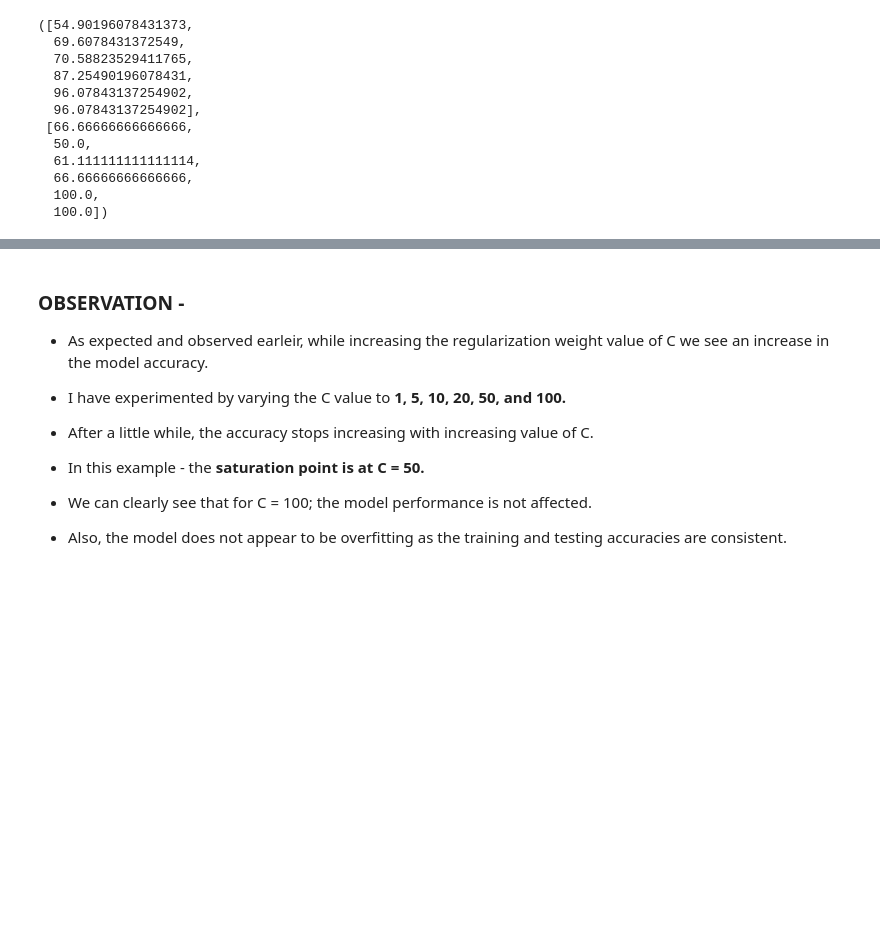
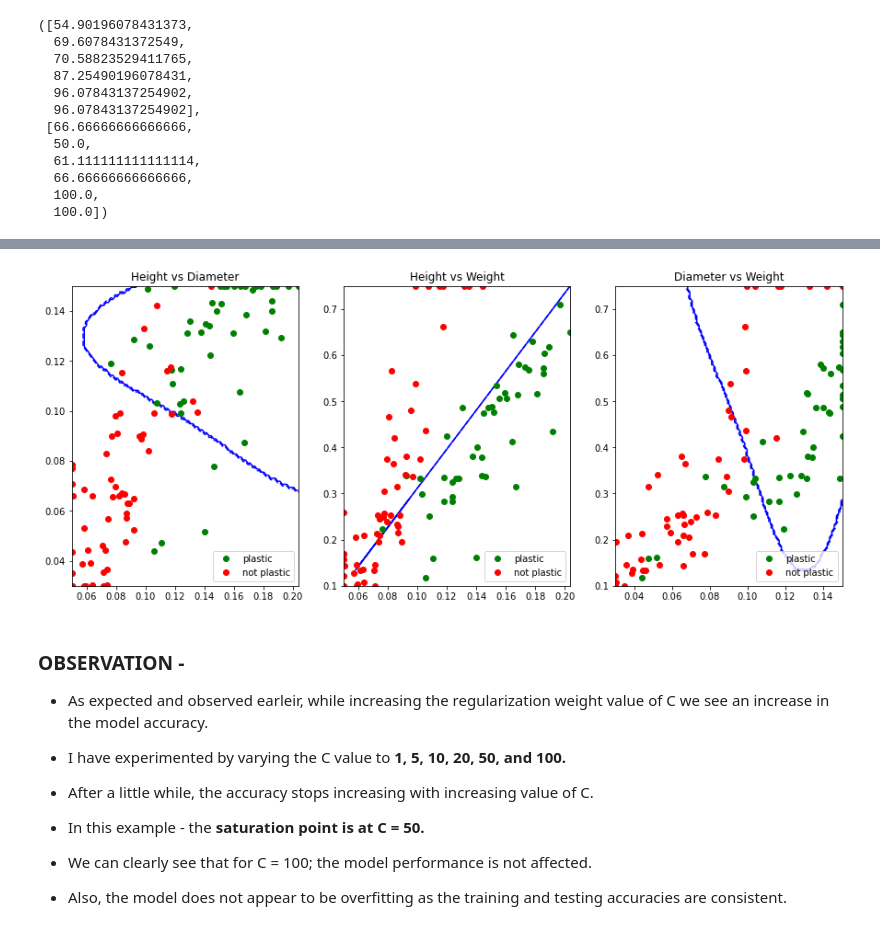
Before and after one commit to ravirajpurohit414/mscs, a Jupyter notebook: ml/homework2/main.ipynb, the cells around one changed output, grey strips where cells are left out. Drawn from its saved outputs; the diff is of its cells as text; code cells hidden in the pictures; blank space fills up the shorter version.

```diff
--- a/ml/homework2/main.ipynb
+++ b/ml/homework2/main.ipynb
@@ -596,4 +417,4 @@ perf_comp['acc_train'], perf_comp['acc_test']
   100.0])
 # %%
 ## choose the best model
-clf = perf_comp['model'][4]
+clf_nl = perf_comp['model'][4]
@@ -650,3 +421,53 @@ AttributeError: coef_ is only available when using a linear kernel
+# %%
+plt.figure(figsize=(15,6))
+
+ax_pt_1 = np.linspace(train_features[:,0].min(), train_features[:,0].max(), 100).T
+ax_pt_2 = np.linspace(train_features[:,1].min(), train_features[:,1].max(), 100).T
+ax_pt_3 = np.linspace(train_features[:,2].min(), train_features[:,2].max(), 100).T
+ax_pt_4 = np.linspace(train_features[:,3].min(), train_features[:,3].max(), 100).T
+
+p1, p2 = np.meshgrid(ax_pt_1, ax_pt_2)
+p3, p4 = np.meshgrid(ax_pt_3, ax_pt_4)
+
+X_list = [p1,p2,p3,p4]
+value = np.zeros(p1.shape)
+
+for i in range(p1.shape[1]):
+    this_X = np.column_stack((p1[:, i], p2[:, i],p3[:,i],p4[:,i]))
+    pred_nl = [1 if i=='Plastic' else -1 for i in clf_nl.predict(this_X)]
+    value[:, i] = np.array(pred_nl)
+
+plt.subplot(131)
+plt.title('Height vs Diameter')
+
+plt.contour(X_list[0], X_list[1], value, colors="b",levels=[-1,0,1])
+# Plot data points.
+plt.plot(train_features[:,0][is_plastic], train_features[:,1][is_plastic], "go",label="plastic")
+plt.plot(train_features[:,0][is_other], train_features[:,1][is_other], "ro",label="not plastic")
+plt.legend(loc="lower right")
+
+plt.subplot(132)
+plt.title('Height vs Weight')
+
+plt.contour(X_list[0], X_list[2], value, colors="b",levels=[-1,0,1])
+# Plot data points.
+plt.plot(train_features[:,0][is_plastic], train_features[:,2][is_plastic], "go",label="plastic")
+plt.plot(train_features[:,0][is_other], train_features[:,2][is_other], "ro",label="not plastic")
+plt.legend(loc="lower right")
+
+plt.subplot(133)
+plt.title('Diameter vs Weight')
+
+plt.contour(X_list[1], X_list[2], value, colors="b",levels=[-1,0,1])
+# Plot data points.
+plt.plot(train_features[:,1][is_plastic], train_features[:,2][is_plastic], "go",label="plastic")
+plt.plot(train_features[:,1][is_other], train_features[:,2][is_other], "ro",label="not plastic")
+plt.legend(loc="lower right")
+
+plt.savefig("./non_lin_svm_clf.jpeg")
+plt.show()
+# %% [output]
+[figure, added]
 # %% [markdown]
 ### OBSERVATION -
 - As expected and observed earleir, while increasing the regularization weight value of C we see an increase in the model accuracy.
```
Also changed, not shown: parts of 9 cells of this notebook, 7 other files.
